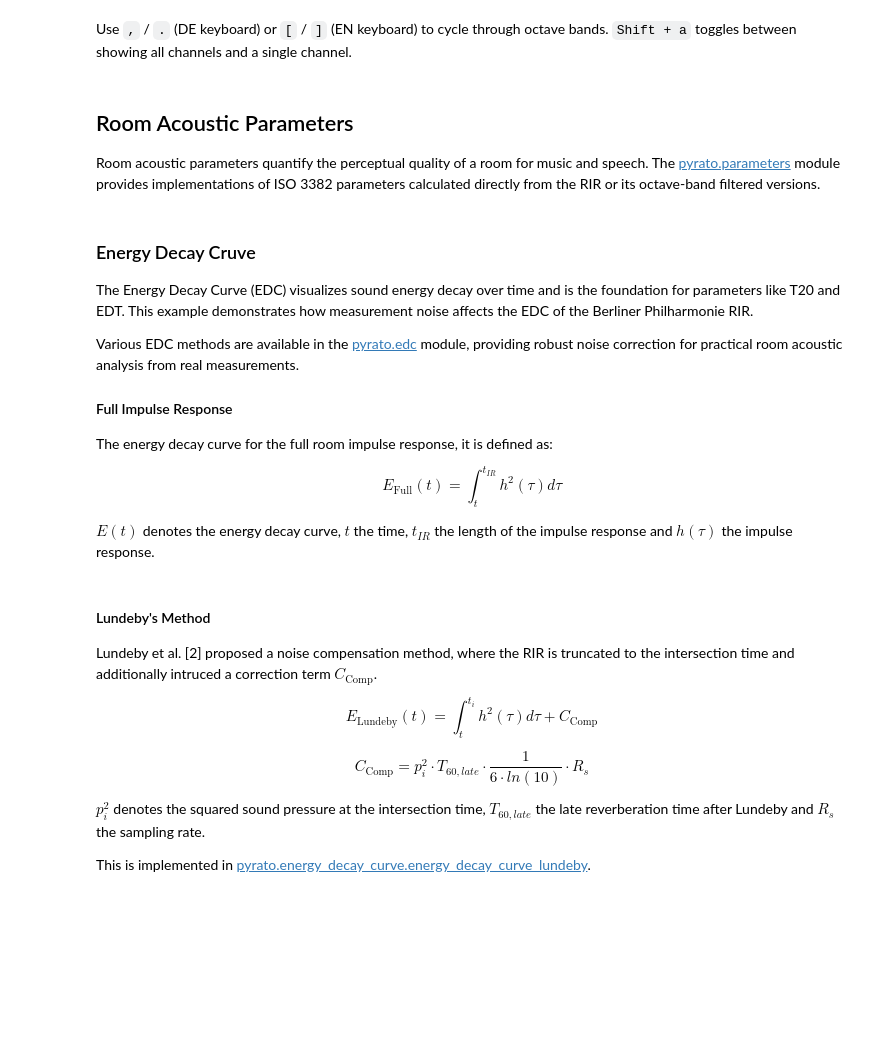
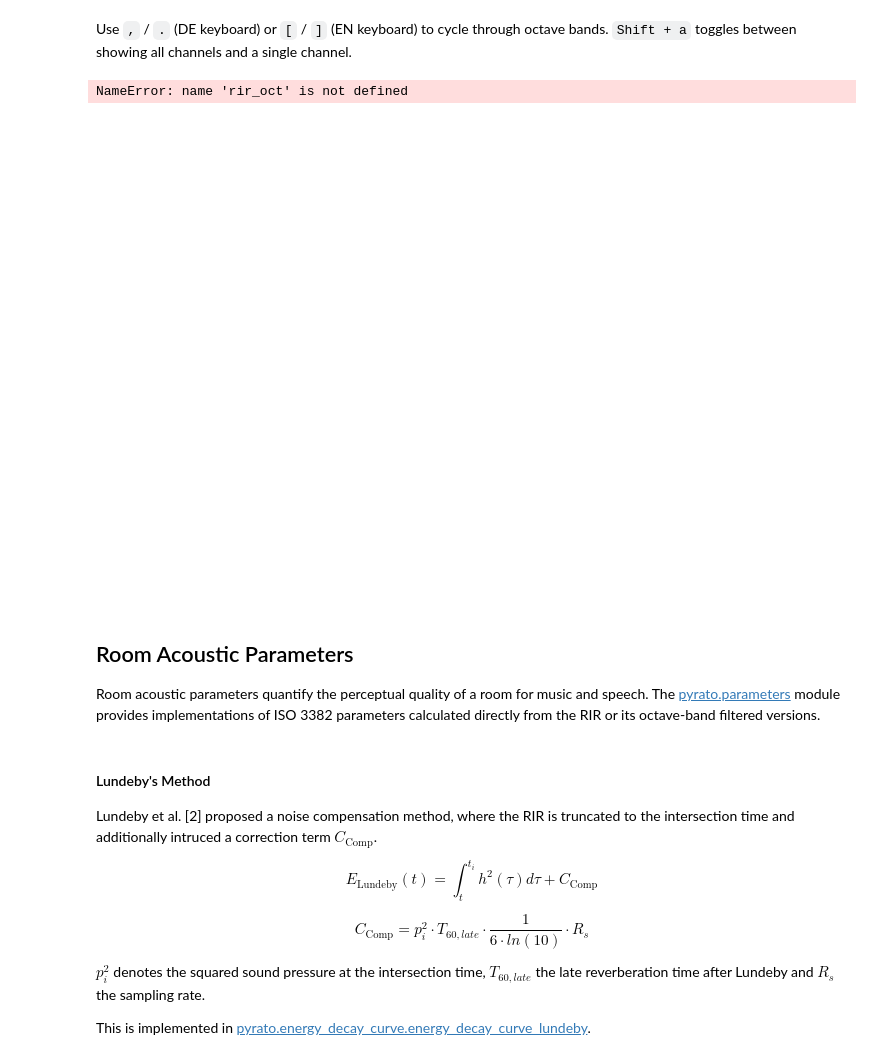
Before and after one commit to pyfar/gallery, a Jupyter notebook: docs/gallery/interactive/pyrato_introduction.ipynb, the cells around one changed output. Cells and saved outputs as stored; diff of their text form; code cells hidden in the pictures; blank space fills up the shorter version.

```diff
--- a/docs/gallery/interactive/pyrato_introduction.ipynb
+++ b/docs/gallery/interactive/pyrato_introduction.ipynb
@@ -121,7 +79,7 @@ start_sample = pf.dsp.find_impulse_response_start(rir)
 rir_shifted = pf.dsp.time_shift(rir, -start_sample, mode='linear')
 
 # Filter into octave bands
-rir_oct = pf.dsp.filter.fractional_octave_bands(
+rir_octave = pf.dsp.filter.fractional_octave_bands(
     rir_shifted, num_fractions=1, frequency_range=(125, 4000))
 oct_freqs = pf.constants.fractional_octave_frequencies_nominal(
     num_fractions=1, frequency_range=(125, 4000))
@@ -135,25 +93,13 @@ The band-passed RIRs can be inspected interactively. Pyfar provides convenient *
 Use `,` / `.` (DE keyboard) or `[` / `]` (EN keyboard) to cycle through octave bands. `Shift + a` toggles between showing all channels and a single channel.
 # %%
 plt.figure()
-pf.plot.time(rir_oct, unit='s', dB=False)
+pf.plot.time(rir_octave, unit='s', dB=False)
 plt.title(f"Band-passed Room Impulse Response")
-#plt.ylim(-90, 2)
 plt.show()
+# %% [output]
+NameError: name 'rir_oct' is not defined
+[figure, added]
 # %% [markdown]
 ## Room Acoustic Parameters
 Room acoustic parameters quantify the perceptual quality of a room for music and speech. The
 [pyrato.parameters](https://pyrato.readthedocs.io/en/stable/modules/parameters.html) module provides implementations of ISO 3382 parameters calculated directly from the RIR or its octave-band filtered versions.
-# %% [markdown]
-### Energy Decay Cruve
-
-The Energy Decay Curve (EDC) visualizes sound energy decay over time and is the foundation for parameters like T20 and EDT. This example demonstrates how measurement noise affects the EDC of the Berliner Philharmonie RIR.
-
-Various EDC methods are available in the [pyrato.edc](https://pyrato.readthedocs.io/en/stable/modules/edc.html) module, providing robust noise correction for practical room acoustic analysis from real measurements.
-
-#### Full Impulse Response
-The energy decay curve for the full room impulse response, it is defined as:
-
-
-$$ E_{\mathrm{Full}}(t) = \int_t^{t_{IR}} h^2(\tau) d\tau  $$
-
-$E(t)$ denotes the energy decay curve, $t$ the time, $t_{IR}$ the length of the impulse response and $h(\tau)$ the impulse response.
```
Also changed, not shown: parts of 11 cells of this notebook.
